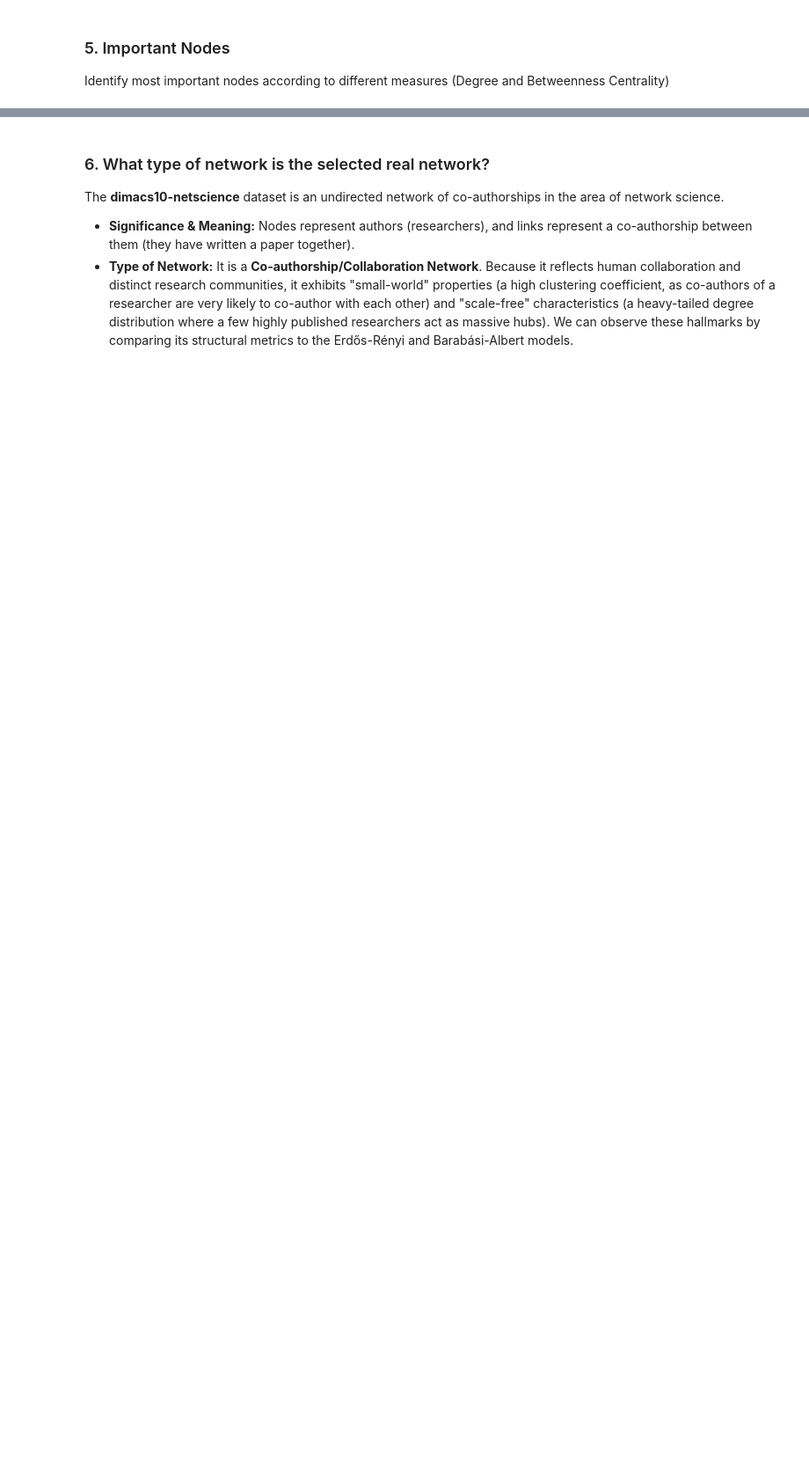
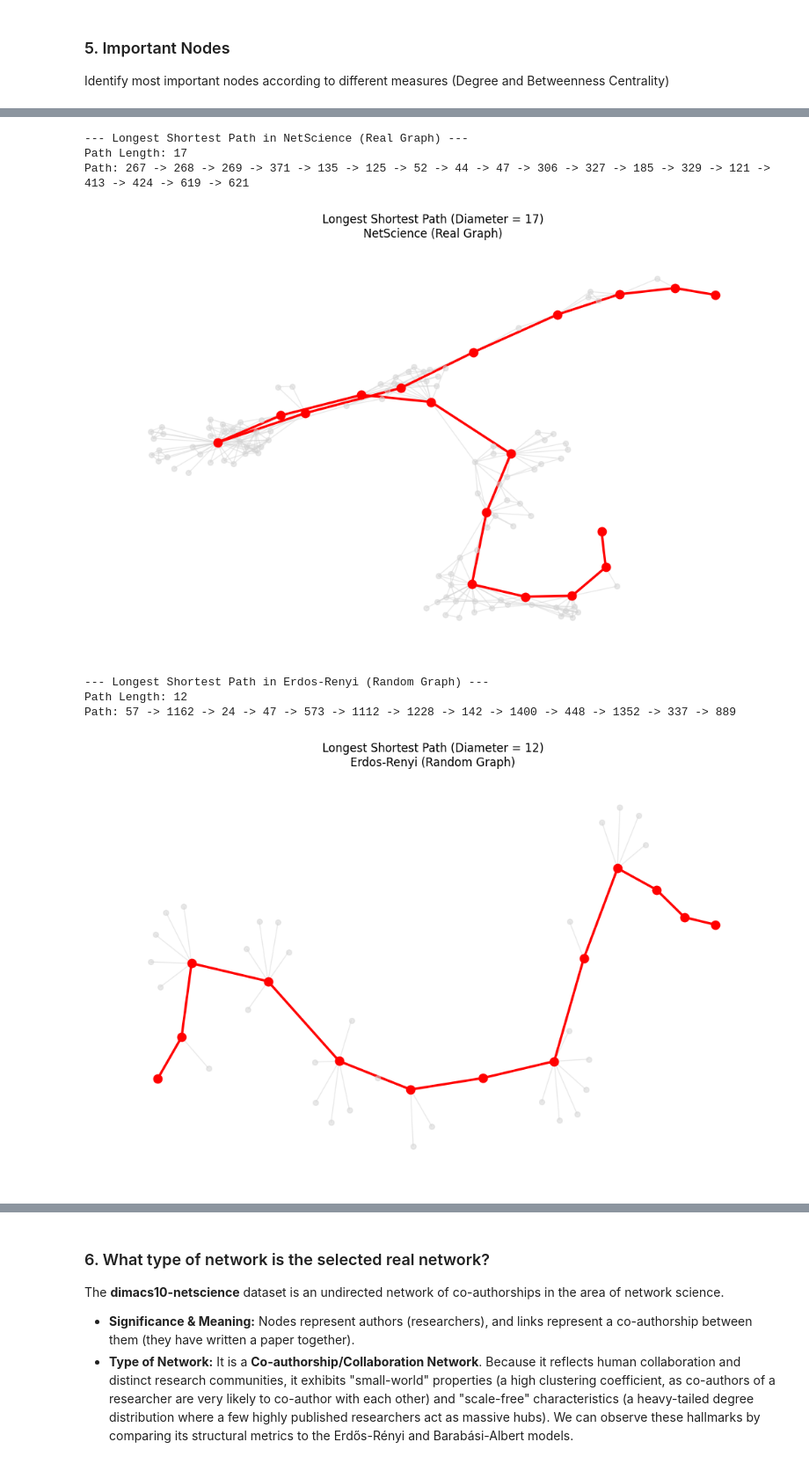
Before and after one commit to cristi-an-pop/graphs, a Jupyter notebook: part_1.ipynb, the cells around one changed output, grey strips where cells are left out. Shown at 88% size. Saved outputs shown, nothing was run; the diff lists cells and outputs as text; code cells hidden in the pictures; blank space fills up the shorter version.

Commit message:
feat: add longest shortest path plot (#1)

```diff
--- a/part_1.ipynb
+++ b/part_1.ipynb
@@ -273,0 +274,62 @@ Top 5 by Betweenness Centrality:
+# %%
+# Task 5.5: Plotting the Longest Shortest Path (Diameter Path)
+for name, net_data in network_cache.items():
+    G = net_data['G']
+    ccs = net_data['ccs']
+    largest_cc_nodes = max(ccs, key=len)
+    gcc = G.subgraph(largest_cc_nodes).copy()
+
+    print(f"\n--- Longest Shortest Path in {name} ---")
+    try:
+        # Find the periphery (nodes with eccentricity == diameter)
+        periphery = nx.periphery(gcc)
+        start_node = periphery[0]
+
+        # Get distances and paths from the start_node
+        distances, paths = nx.single_source_dijkstra(gcc, start_node)
+
+        # The node furthest away gives us the diameter
+        max_dist = max(distances.values())
+        end_node = [n for n, d in distances.items() if d == max_dist][0]
+        longest_path = paths[end_node]
+
+        print(f"Path Length: {max_dist}")
+        print(f"Path: {' -> '.join(str(n) for n in longest_path)}")
+
+        # Prepare subgraph for visualization
+        # Include the path and immediate neighbors for context
+        nodes_to_draw = set(longest_path)
+        for node in longest_path:
+            nodes_to_draw.update(gcc.neighbors(node))
+
+        # Limit the size if it's too large to plot cleanly
+        if len(nodes_to_draw) > 300:
+            nodes_to_draw = set(longest_path)
+
+        H = gcc.subgraph(nodes_to_draw)
+
+        plt.figure(figsize=(10, 6))
+        pos = nx.spring_layout(H, seed=42)
+
+        # Draw background nodes and edges
+        nx.draw(H, pos, node_color='lightgray', edge_color='lightgray', node_size=30, alpha=0.5)
+
+        # Highlight the path
+        path_edges = list(zip(longest_path, longest_path[1:]))
+        nx.draw_networkx_nodes(H, pos, nodelist=longest_path, node_color='red', node_size=80)
+        nx.draw_networkx_edges(H, pos, edgelist=path_edges, edge_color='red', width=2.5)
+
+        plt.title(f"Longest Shortest Path (Diameter = {max_dist})\n{name}")
+        plt.show()
+
+    except Exception as e:
+        print(f"Could not compute or plot diameter path efficiently: {e}")
+# %% [output]
+--- Longest Shortest Path in NetScience (Real Graph) ---
+Path Length: 17
+Path: 267 -> 268 -> 269 -> 371 -> 135 -> 125 -> 52 -> 44 -> 47 -> 306 -> 327 -> 185 -> 329 -> 121 -> 413 -> 424 -> 619 -> 621
+[figure, added]
+--- Longest Shortest Path in Erdos-Renyi (Random Graph) ---
+Path Length: 12
+Path: 57 -> 1162 -> 24 -> 47 -> 573 -> 1112 -> 1228 -> 142 -> 1400 -> 448 -> 1352 -> 337 -> 889
+[figure, added]
```
Also changed, not shown: parts of 7 cells of this notebook, 2 other files.
